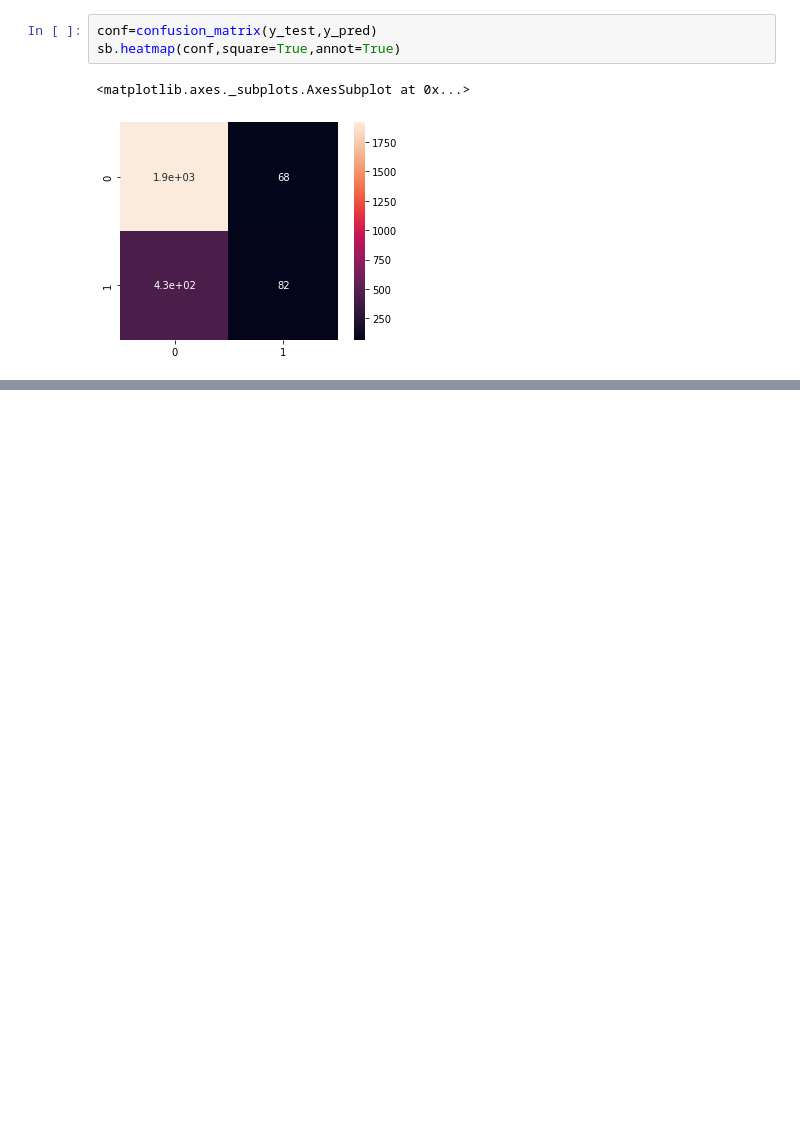
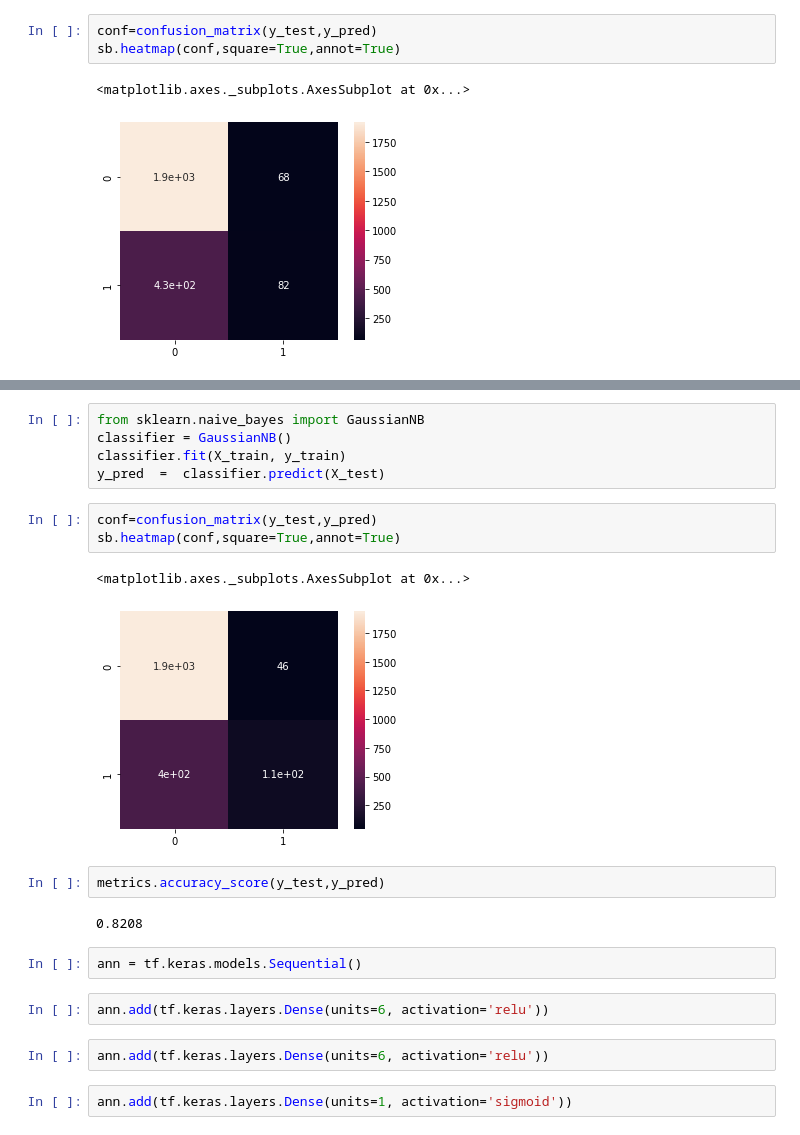
Before and after one commit to fereshteh-bahadory/Churn-model-for-customer-service, a Jupyter notebook: Untitled3.ipynb, the cells around one changed output, grey strips where cells are left out. Drawn from its saved outputs; the diff is of its cells as text; blank space fills up the shorter version.

```diff
--- a/Untitled3.ipynb
+++ b/Untitled3.ipynb
@@ -205,0 +232,23 @@ sb.heatmap(conf,square=True,annot=True)
+# %%
+from sklearn.naive_bayes import GaussianNB
+classifier = GaussianNB()
+classifier.fit(X_train, y_train)
+y_pred  =  classifier.predict(X_test)
+# %%
+conf=confusion_matrix(y_test,y_pred)
+sb.heatmap(conf,square=True,annot=True)
+# %% [output]
+<matplotlib.axes._subplots.AxesSubplot at 0x...>
+[figure, added]
+# %%
+metrics.accuracy_score(y_test,y_pred)
+# %% [output]
+0.8208
+# %%
+ann = tf.keras.models.Sequential()
+# %%
+ann.add(tf.keras.layers.Dense(units=6, activation='relu'))
+# %%
+ann.add(tf.keras.layers.Dense(units=6, activation='relu'))
+# %%
+ann.add(tf.keras.layers.Dense(units=1, activation='sigmoid'))
```
Also changed, not shown: parts of 13 cells of this notebook.
